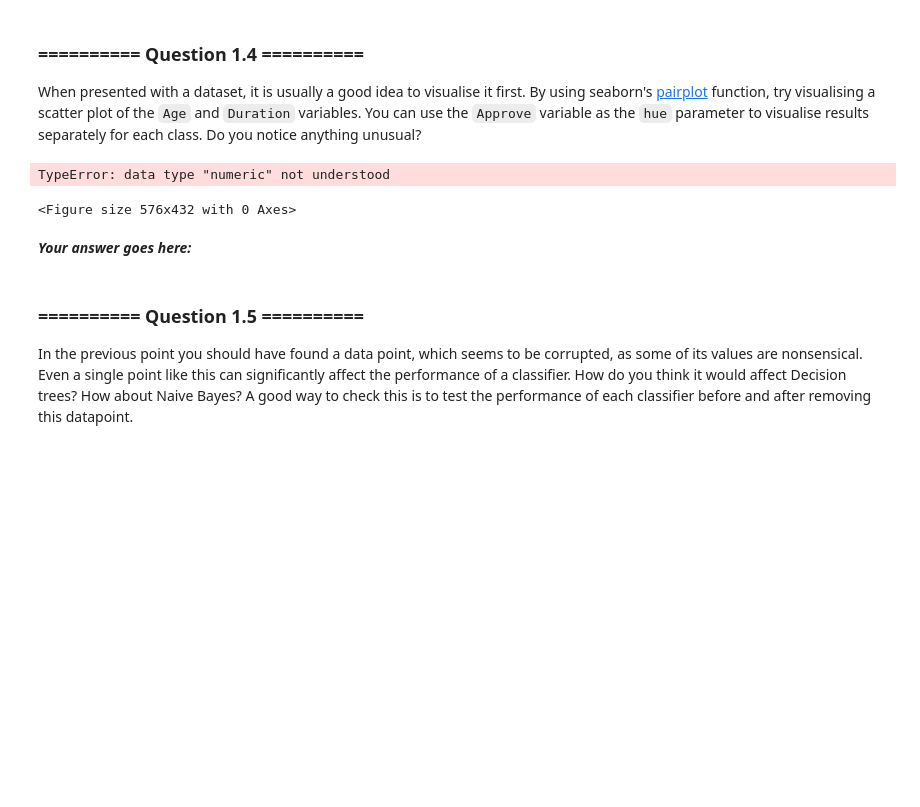
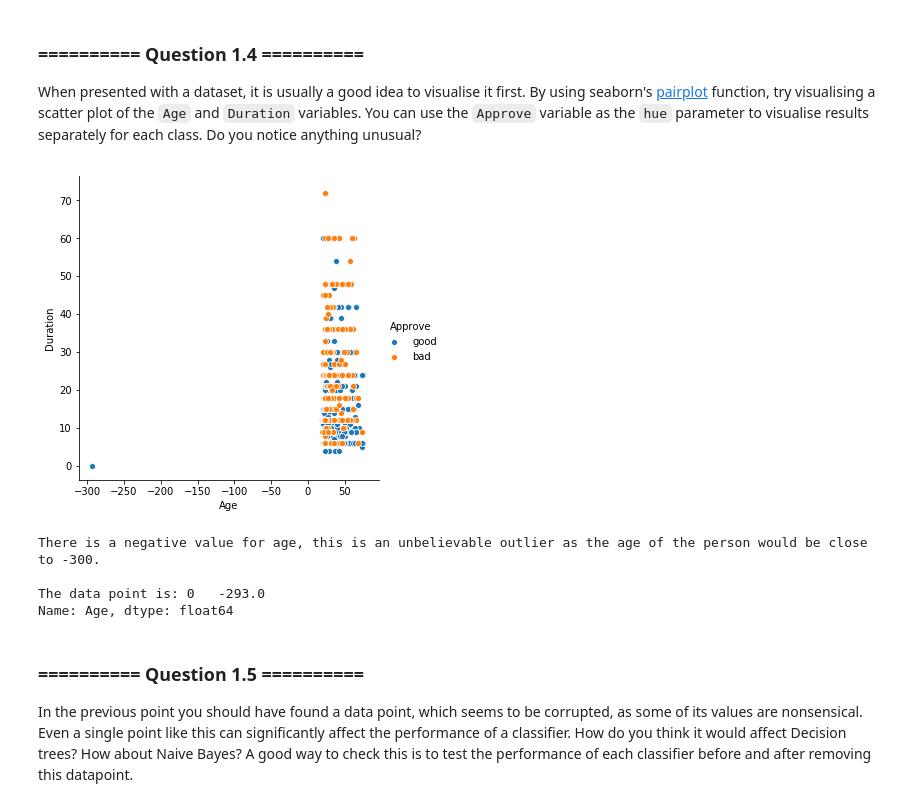
Before and after one commit to ZeroSum24/IAML2018, a Jupyter notebook: Labs/02 - Decision Trees and Linear Regression.ipynb, the cells around one changed output. Drawn from its saved outputs; the diff is of its cells as text; code cells hidden in the pictures; blank space fills up the shorter version.

```diff
--- a/Labs/02 - Decision Trees and Linear Regression.ipynb
+++ b/Labs/02 - Decision Trees and Linear Regression.ipynb
@@ -117,26 +117,24 @@ credit.head(10)
 # %% [markdown]
 ### ========== Question 1.4 ==========
 When presented with a dataset, it is usually a good idea to visualise it first. By using seaborn's [pairplot](https://seaborn.github.io/generated/seaborn.pairplot.html?highlight=pairplot#seaborn.pairplot) function, try visualising a scatter plot of the `Age` and `Duration` variables. You can use the `Approve` variable as the `hue` parameter to visualise results separately for each class. Do you notice anything unusual?
-# %%
-# Your Code goes here:
-
-
-# Initalising DataFrame values
-x = credit[credit.Age > 0].Age
-y = credit[credit.Duration > 0].Duration
-colour = '#000000'
-
-# Creating plot
-plt.figure(figsize=(8,6))
-# ax = sns.scatterplot(x, y, alpha=0.5, data=credit, color=colour)
-
-ax = sns.scatterplot(X=credit['Duration'], hue=credit['Age'], data=credit.astype('numeric'))
-plt.show()
-# %% [output]
-TypeError: data type "numeric" not understood
-<Figure size 576x432 with 0 Axes>
-# %% [markdown]
-***Your answer goes here:***
+# %%
+# Your Code goes here:
+
+# Creating scatter plot using pairplot
+sns.pairplot(data=credit, kind='scatter', x_vars="Age", y_vars ="Duration", hue='Approve',  size=5)
+plt.show()
+# %% [output]
+[figure, added]
+# %%
+# My answer:
+
+print("\nThere is a negative value for age, this is an unbelievable outlier as the " \
+      "age of the person would be close to -300.\n\nThe data point is: {0}".format(credit.Age[credit.Age < 0]))
+# %% [output]
+There is a negative value for age, this is an unbelievable outlier as the age of the person would be close to -300.
+
+The data point is: 0   -293.0
+Name: Age, dtype: float64
 # %% [markdown]
 ### ========== Question 1.5 ==========
 In the previous point you should have found a data point, which seems to be corrupted, as some of its values are nonsensical. Even a single point like this can significantly affect the performance of a classifier. How do you think it would affect Decision trees? How about Naive Bayes? A good way to check this is to test the performance of each classifier before and after removing this datapoint.
```
Also changed, not shown: parts of 7 cells of this notebook, 1 other file.
